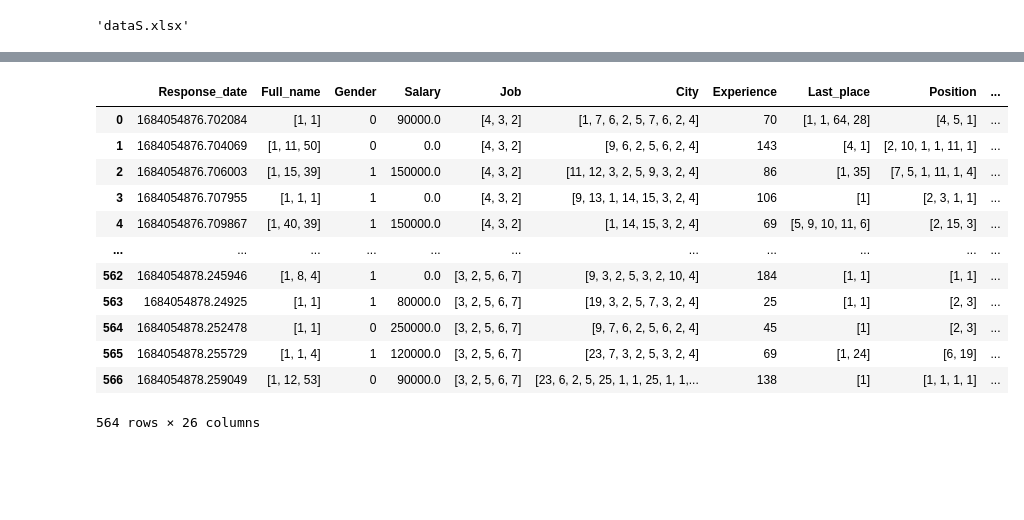
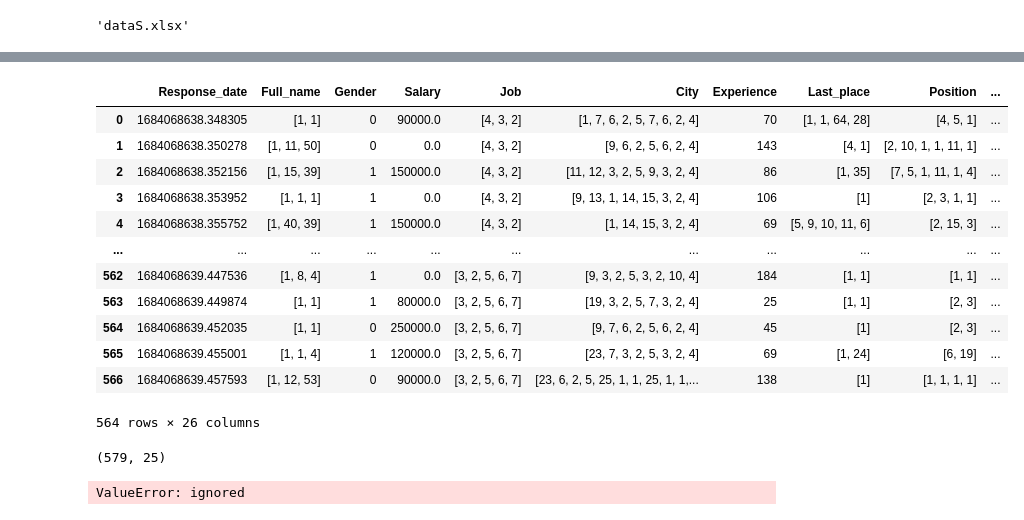
Before and after one commit to Untick/InspectrumClinic_HR, a Jupyter notebook: Kiparenko Nikolai/INSPECTRUM_CLINIC_HR_RECSYS_GR1.ipynb, the cells around one changed output, grey strips where cells are left out. Saved outputs shown, nothing was run; the diff lists cells and outputs as text; code cells hidden in the pictures; blank space fills up the shorter version.

```diff
--- a/Kiparenko Nikolai/INSPECTRUM_CLINIC_HR_RECSYS_GR1.ipynb
+++ b/Kiparenko Nikolai/INSPECTRUM_CLINIC_HR_RECSYS_GR1.ipynb
@@ -62,7 +61,7 @@ gdown.download('https://storage.yandexcloud.net/terratraineeship/23_InspectrumCl
 'dataS.xlsx'
 # %%
 data = pd.read_excel (r'dataS.xlsx', index_col=0)
-
+data.max_columns = 30
 data.columns = ['Response_date', 'Full_name', 'Gender', 'Salary', 'Job', 'City', 'Employment', 'Schedule', 'Experience', 'Last_place', 'Position', 'Education', 'Update_resume', 'Suitable']
 # %%
 data.head(5)
@@ -260,19 +260,3 @@ tokenizer.fit_on_texts(data.Position) #"скармливаем" наши тек
 
 Position_Indexes = tokenizer.texts_to_sequences(data.Position)
 data = data.assign(Position=Position_Indexes)
-# %%
-data.head(-15)
-# %% [output]
-|  | Response_date | Full_name | Gender | Salary | Job | City | Experience | Last_place | Position | ... |
-| 0 | 1684054876.702084 | [1, 1] | 0 | 90000.0 | [4, 3, 2] | [1, 7, 6, 2, 5, 7, 6, 2, 4] | 70 | [1, 1, 64, 28] | [4, 5, 1] | ... |
-| 1 | 1684054876.704069 | [1, 11, 50] | 0 | 0.0 | [4, 3, 2] | [9, 6, 2, 5, 6, 2, 4] | 143 | [4, 1] | [2, 10, 1, 1, 11, 1] | ... |
-| 2 | 1684054876.706003 | [1, 15, 39] | 1 | 150000.0 | [4, 3, 2] | [11, 12, 3, 2, 5, 9, 3, 2, 4] | 86 | [1, 35] | [7, 5, 1, 11, 1, 4] | ... |
-| 3 | 1684054876.707955 | [1, 1, 1] | 1 | 0.0 | [4, 3, 2] | [9, 13, 1, 14, 15, 3, 2, 4] | 106 | [1] | [2, 3, 1, 1] | ... |
-| 4 | 1684054876.709867 | [1, 40, 39] | 1 | 150000.0 | [4, 3, 2] | [1, 14, 15, 3, 2, 4] | 69 | [5, 9, 10, 11, 6] | [2, 15, 3] | ... |
-| ... | ... | ... | ... | ... | ... | ... | ... | ... | ... | ... |
-| 562 | 1684054878.245946 | [1, 8, 4] | 1 | 0.0 | [3, 2, 5, 6, 7] | [9, 3, 2, 5, 3, 2, 10, 4] | 184 | [1, 1] | [1, 1] | ... |
-| 563 | 1684054878.24925 | [1, 1] | 1 | 80000.0 | [3, 2, 5, 6, 7] | [19, 3, 2, 5, 7, 3, 2, 4] | 25 | [1, 1] | [2, 3] | ... |
-| 564 | 1684054878.252478 | [1, 1] | 0 | 250000.0 | [3, 2, 5, 6, 7] | [9, 7, 6, 2, 5, 6, 2, 4] | 45 | [1] | [2, 3] | ... |
-| 565 | 1684054878.255729 | [1, 1, 4] | 1 | 120000.0 | [3, 2, 5, 6, 7] | [23, 7, 3, 2, 5, 3, 2, 4] | 69 | [1, 24] | [6, 19] | ... |
-| 566 | 1684054878.259049 | [1, 12, 53] | 0 | 90000.0 | [3, 2, 5, 6, 7] | [23, 6, 2, 5, 25, 1, 1, 25, 1, 1,... | 138 | [1] | [1, 1, 1, 1] | ... |
-564 rows × 26 columns
@@ -278,0 +268,18 @@ data.head(-15)
+# %%
+#Смотрим что получилось
+data.max_columns = 30
+data.head(-15)
+# %% [output]
+|  | Response_date | Full_name | Gender | Salary | Job | City | Experience | Last_place | Position | ... |
+| 0 | 1684068638.348305 | [1, 1] | 0 | 90000.0 | [4, 3, 2] | [1, 7, 6, 2, 5, 7, 6, 2, 4] | 70 | [1, 1, 64, 28] | [4, 5, 1] | ... |
+| 1 | 1684068638.350278 | [1, 11, 50] | 0 | 0.0 | [4, 3, 2] | [9, 6, 2, 5, 6, 2, 4] | 143 | [4, 1] | [2, 10, 1, 1, 11, 1] | ... |
+| 2 | 1684068638.352156 | [1, 15, 39] | 1 | 150000.0 | [4, 3, 2] | [11, 12, 3, 2, 5, 9, 3, 2, 4] | 86 | [1, 35] | [7, 5, 1, 11, 1, 4] | ... |
+| 3 | 1684068638.353952 | [1, 1, 1] | 1 | 0.0 | [4, 3, 2] | [9, 13, 1, 14, 15, 3, 2, 4] | 106 | [1] | [2, 3, 1, 1] | ... |
+| 4 | 1684068638.355752 | [1, 40, 39] | 1 | 150000.0 | [4, 3, 2] | [1, 14, 15, 3, 2, 4] | 69 | [5, 9, 10, 11, 6] | [2, 15, 3] | ... |
+| ... | ... | ... | ... | ... | ... | ... | ... | ... | ... | ... |
+| 562 | 1684068639.447536 | [1, 8, 4] | 1 | 0.0 | [3, 2, 5, 6, 7] | [9, 3, 2, 5, 3, 2, 10, 4] | 184 | [1, 1] | [1, 1] | ... |
+| 563 | 1684068639.449874 | [1, 1] | 1 | 80000.0 | [3, 2, 5, 6, 7] | [19, 3, 2, 5, 7, 3, 2, 4] | 25 | [1, 1] | [2, 3] | ... |
+| 564 | 1684068639.452035 | [1, 1] | 0 | 250000.0 | [3, 2, 5, 6, 7] | [9, 7, 6, 2, 5, 6, 2, 4] | 45 | [1] | [2, 3] | ... |
+| 565 | 1684068639.455001 | [1, 1, 4] | 1 | 120000.0 | [3, 2, 5, 6, 7] | [23, 7, 3, 2, 5, 3, 2, 4] | 69 | [1, 24] | [6, 19] | ... |
+| 566 | 1684068639.457593 | [1, 12, 53] | 0 | 90000.0 | [3, 2, 5, 6, 7] | [23, 6, 2, 5, 25, 1, 1, 25, 1, 1,... | 138 | [1] | [1, 1, 1, 1] | ... |
+564 rows × 26 columns
@@ -278,0 +290,6 @@ data.head(-15)
+# %%
+#Список параметров делаем
+dataset = data.to_numpy()
+dataset.shape
+# %% [output]
+(579, 25)
@@ -278,0 +302,27 @@ data.head(-15)
+# %%
+# Оптимизаторы
+from tensorflow.keras.optimizers import Adam
+
+# Создание последовательной модели
+model = Sequential()
+model.add(Dropout(0.3, input_shape=(x_train.shape[1],)))
+model.add(Dense(60, activation='relu'))
+model.add(Dropout(0.3))
+model.add(Dense(30, activation='relu'))
+model.add(Dropout(0.3))
+model.add(Dense(1, activation='sigmoid'))
+
+# Компиляция модели
+model.compile(loss='binary_crossentropy',
+              optimizer=Adam(learning_rate=0.001),
+              metrics=['accuracy'])
+
+# Обучение сети
+history = model.fit(x_train,
+                    y_train,
+                    batch_size=8,
+                    epochs=200,
+                    validation_split=0.2,
+                    verbose=1)
+# %% [output]
+ValueError: ignored
```
Also changed, not shown: parts of 8 cells of this notebook.
